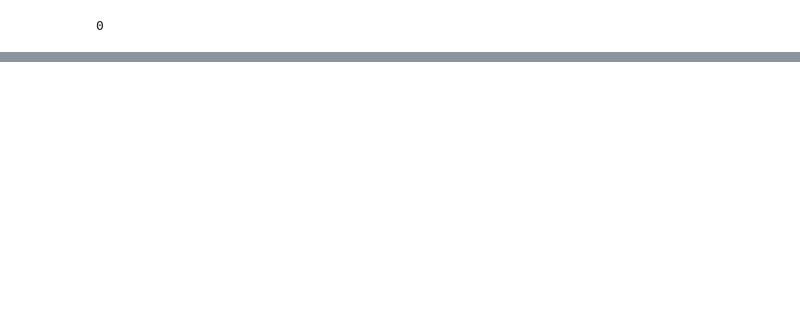
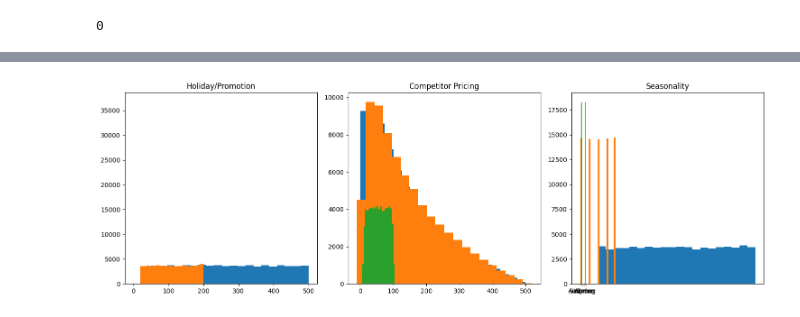
Before and after one commit to lgerardino/Inventory-analysis-and-Optimization, a Jupyter notebook: notebook4476dc0b40.ipynb, the cells around one changed output, grey strips where cells are left out. Cells and saved outputs as stored; diff of their text form; code cells hidden in the pictures; blank space fills up the shorter version.

```diff
--- a/notebook4476dc0b40.ipynb
+++ b/notebook4476dc0b40.ipynb
@@ -115,0 +138,48 @@ df.describe()
+# %%
+#plot histogram for inventory level, units sold, price, units ordered, demand forecast, discount, holiday promotion, competitor pricing, seasonality
+import matplotlib.pyplot as plt
+import seaborn as sns
+
+plt.figure(figsize=(15, 5))
+
+plt.subplot(1, 3, 1)
+plt.hist(df['Inventory Level'], bins=20)
+plt.title('Inventory Level')
+
+plt.subplot(1, 3, 2)
+plt.hist(df['Units Sold'], bins=20)
+plt.title('Units Sold')
+
+plt.subplot(1, 3, 3)
+plt.hist(df['Price'], bins=20)
+plt.title('Price')
+
+plt.subplot(1,3,1)
+plt.hist(df['Units Ordered'], bins=20)
+plt.title('Units Ordered')
+
+plt.subplot(1,3,2)
+plt.hist(df['Demand Forecast'], bins=20)
+plt.title('Demand Forecast')
+
+plt.subplot(1,3,3)
+plt.hist(df['Discount'], bins=20)
+plt.title('Discount')
+
+plt.subplot(1,3,1)
+plt.hist(df['Holiday/Promotion'], bins=20)
+plt.title('Holiday/Promotion')
+
+plt.subplot(1,3,2)
+plt.hist(df['Competitor Pricing'], bins=20)
+plt.title('Competitor Pricing')
+
+plt.subplot(1,3,3)
+plt.hist(df['Seasonality'], bins=20)
+plt.title('Seasonality')
+
+
+plt.tight_layout()
+plt.show()
+# %% [output]
+[figure, added]
```
Also changed, not shown: parts of 8 cells of this notebook.
